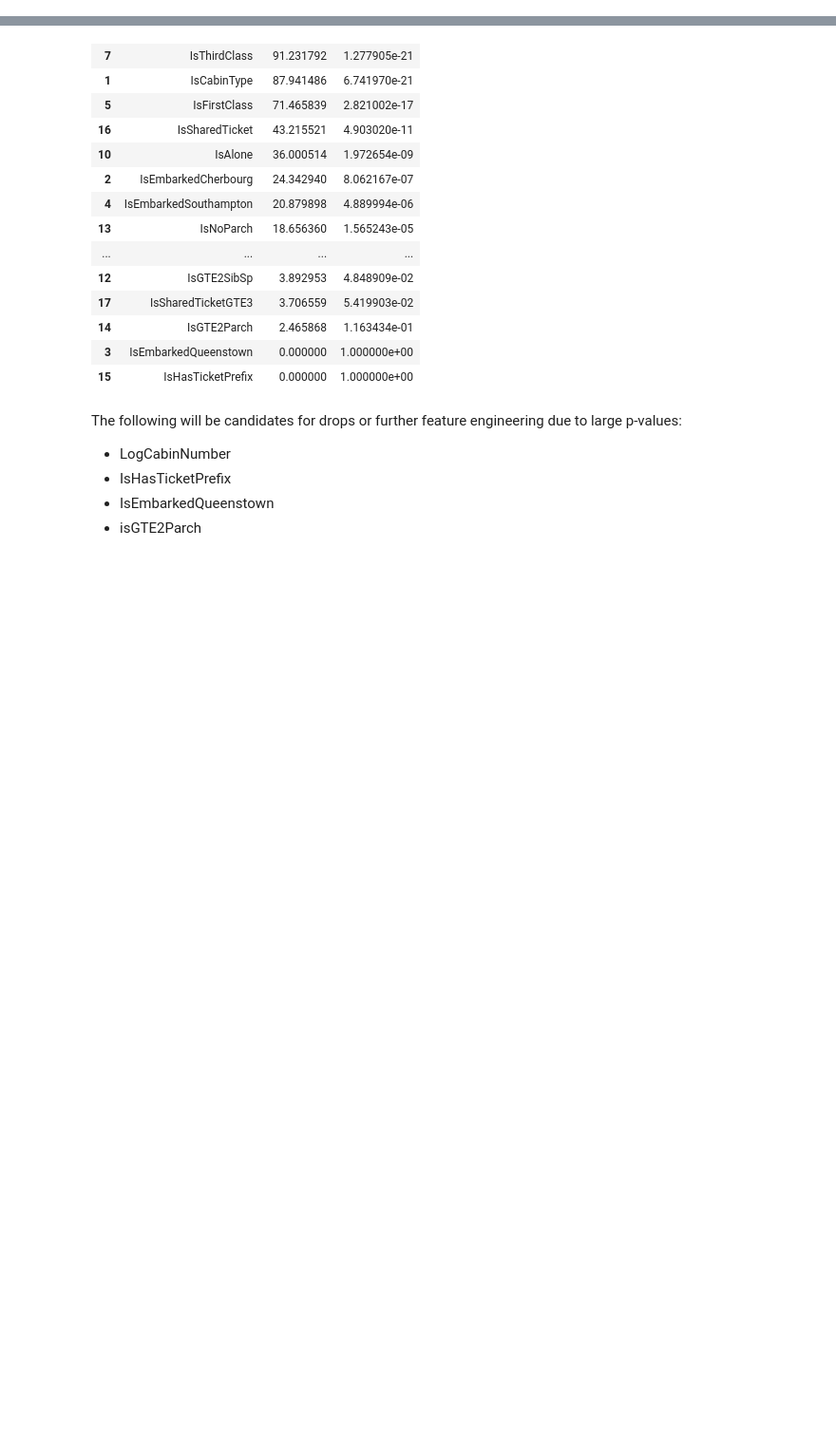
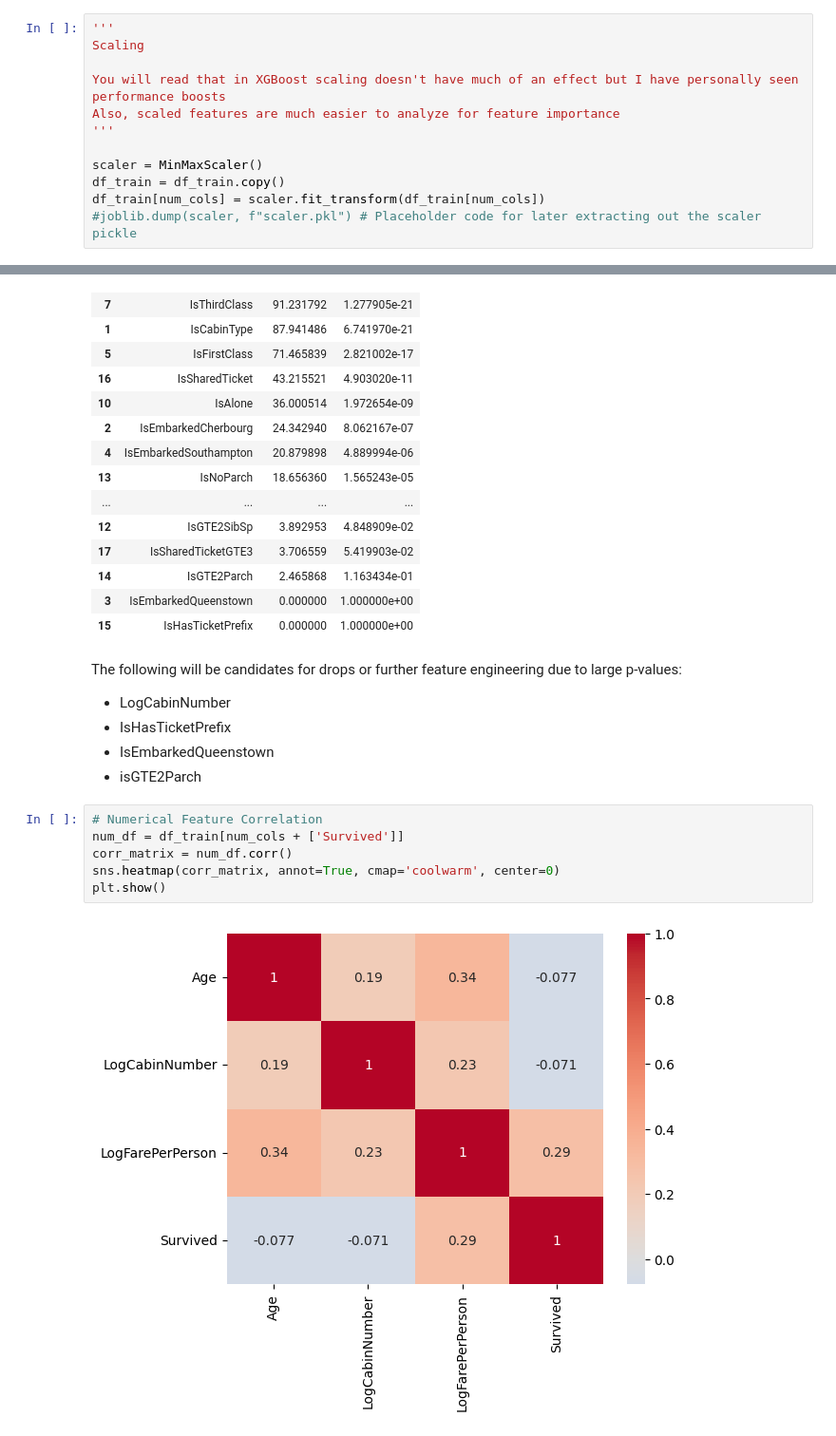
Before and after one commit to TylerJSimpson/kaggle_projects, a Jupyter notebook: titanic-xgboost-tjs.ipynb, the cells around one changed output, grey strips where cells are left out. Shown at 95% size. Saved outputs shown, nothing was run; the diff lists cells and outputs as text; blank space fills up the shorter version.

Commit message:
Kaggle Notebook | Titanic - XGBoost - TJS | implemented scaling and feature correlation

```diff
--- a/titanic-xgboost-tjs.ipynb
+++ b/titanic-xgboost-tjs.ipynb
@@ -409,6 +410,18 @@ num_cols = [
     'LogCabinNumber',
     'LogFarePerPerson'
 ]
+# %%
+'''
+Scaling
+
+You will read that in XGBoost scaling doesn't have much of an effect but I have personally seen performance boosts
+Also, scaled features are much easier to analyze for feature importance
+'''
+
+scaler = MinMaxScaler()
+df_train = df_train.copy()
+df_train[num_cols] = scaler.fit_transform(df_train[num_cols])
+#joblib.dump(scaler, f"scaler.pkl") # Placeholder code for later extracting out the scaler pickle
 # %%
 # Numerical Feature Relevance
 
@@ -462,3 +475,11 @@ The following will be candidates for drops or further feature engineering due to
 - IsHasTicketPrefix
 - IsEmbarkedQueenstown
 - isGTE2Parch
+# %%
+# Numerical Feature Correlation
+num_df = df_train[num_cols + ['Survived']]
+corr_matrix = num_df.corr()
+sns.heatmap(corr_matrix, annot=True, cmap='coolwarm', center=0)
+plt.show()
+# %% [output]
+[figure, added]
```
Also changed, not shown: parts of 3 cells of this notebook.
